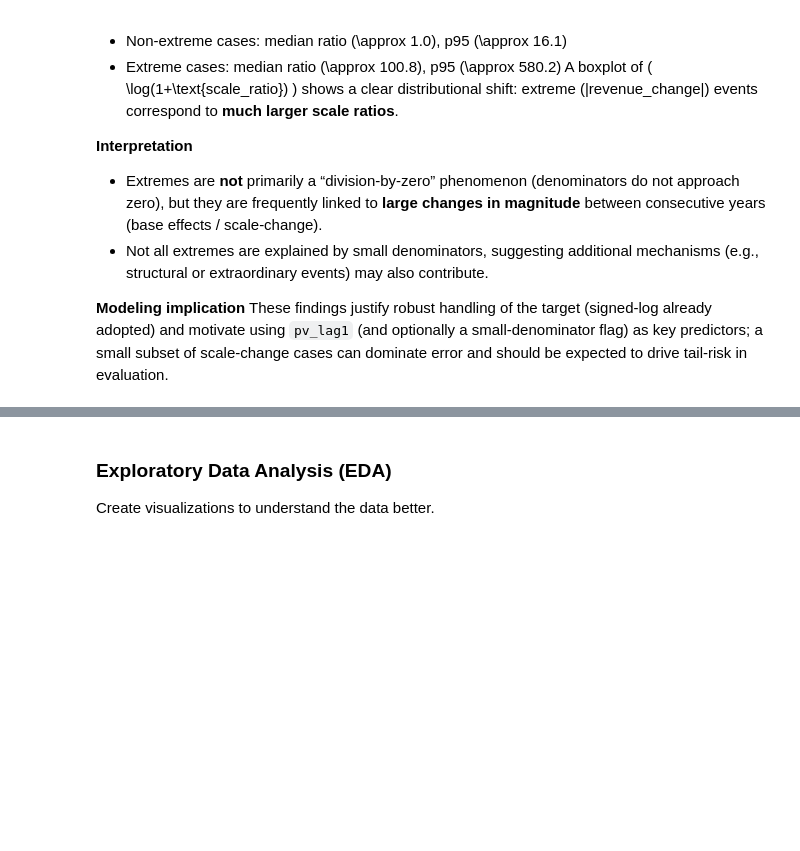
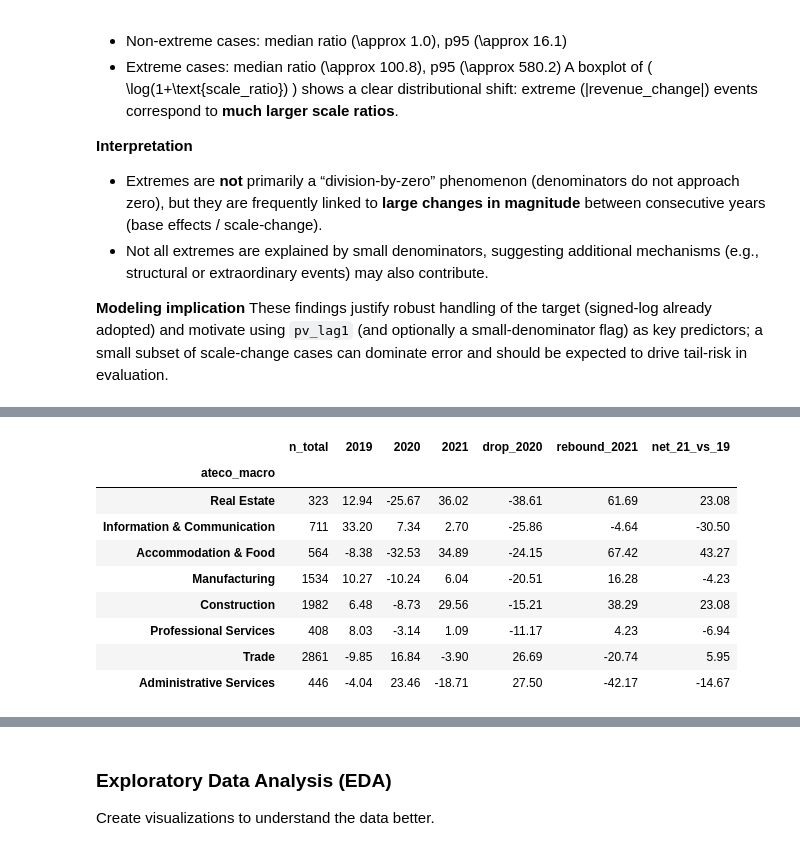
Before and after one commit to MoriondoTommaso/italian-financial-challenge, a Jupyter notebook: notebooks/Final.ipynb, the cells around one changed output, grey strips where cells are left out. Drawn from its saved outputs; the diff is of its cells as text; code cells hidden in the pictures; blank space fills up the shorter version.

Commit message:
EDA task 6 -> final.ipynb

```diff
--- a/notebooks/Final.ipynb
+++ b/notebooks/Final.ipynb
@@ -895,0 +919,82 @@ These findings justify robust handling of the target (signed-log already adopted
+# %%
+# --- 1) ATECO macro mapping (range dict + override) ---
+ATECO_RANGES = {
+    (1, 3):  "Agriculture",
+    (5, 9):  "Mining",
+    (10, 33): "Manufacturing",
+    (36, 39): "Water & Waste",
+    (41, 43): "Construction",
+    (45, 47): "Trade",
+    (49, 53): "Transport",
+    (55, 56): "Accommodation & Food",
+    (58, 63): "Information & Communication",
+    (64, 66): "Finance & Insurance",
+    (69, 75): "Professional Services",
+    (77, 82): "Administrative Services",
+    (86, 88): "Health & Social Work",
+    (90, 93): "Arts & Entertainment",
+    (94, 96): "Other Services",
+}
+ATECO_SINGLE = {35: "Energy", 68: "Real Estate", 84: "Public Administration", 85: "Education"}
+
+def map_ateco_category(code):
+    code = int(code)
+    if code in ATECO_SINGLE:
+        return ATECO_SINGLE[code]
+    for (lo, hi), label in ATECO_RANGES.items():
+        if lo <= code <= hi:
+            return label
+    return "Other"
+
+df["ateco_macro"] = df["ateco_sector"].astype(int).apply(map_ateco_category)
+
+# --- 2) Data for Task 6 ---
+years = [2019, 2020, 2021]
+df_k = df.loc[df["fiscal_year"].isin(years), ["ateco_macro", "fiscal_year", "revenue_change"]].dropna()
+
+# --- 3) Median pivot ---
+sector_year_pivot = (
+    df_k.pivot_table(
+        index="ateco_macro",
+        columns="fiscal_year",
+        values="revenue_change",
+        aggfunc="median"
+    )
+    .round(2)
+)
+
+# --- 4) n_total only (KIS) ---
+n_total = (
+    df_k.groupby("ateco_macro")["revenue_change"]
+       .size()
+       .rename("n_total")
+       .astype(int)
+)
+
+# --- 5) K-shape table + add n_total ---
+kshape = sector_year_pivot.copy()
+kshape["drop_2020"]    = kshape[2020] - kshape[2019]
+kshape["rebound_2021"] = kshape[2021] - kshape[2020]
+kshape["net_21_vs_19"] = kshape[2021] - kshape[2019]
+
+# join n_total (only)
+kshape = kshape.join(n_total, how="left")
+
+# (optional) put n_total first for readability
+kshape = kshape[["n_total", 2019, 2020, 2021, "drop_2020", "rebound_2021", "net_21_vs_19"]]
+
+# sort by biggest COVID drop
+kshape = kshape.sort_values("drop_2020")
+
+kshape
+# %% [output]
+|  | n_total | 2019 | 2020 | 2021 | drop_2020 | rebound_2021 | net_21_vs_19 |
+| ateco_macro |  |  |  |  |  |  |  |
+| Real Estate | 323 | 12.94 | -25.67 | 36.02 | -38.61 | 61.69 | 23.08 |
+| Information & Communication | 711 | 33.20 | 7.34 | 2.70 | -25.86 | -4.64 | -30.50 |
+| Accommodation & Food | 564 | -8.38 | -32.53 | 34.89 | -24.15 | 67.42 | 43.27 |
+| Manufacturing | 1534 | 10.27 | -10.24 | 6.04 | -20.51 | 16.28 | -4.23 |
+| Construction | 1982 | 6.48 | -8.73 | 29.56 | -15.21 | 38.29 | 23.08 |
+| Professional Services | 408 | 8.03 | -3.14 | 1.09 | -11.17 | 4.23 | -6.94 |
+| Trade | 2861 | -9.85 | 16.84 | -3.90 | 26.69 | -20.74 | 5.95 |
+| Administrative Services | 446 | -4.04 | 23.46 | -18.71 | 27.50 | -42.17 | -14.67 |
```
Also changed, not shown: parts of 5 cells of this notebook.
